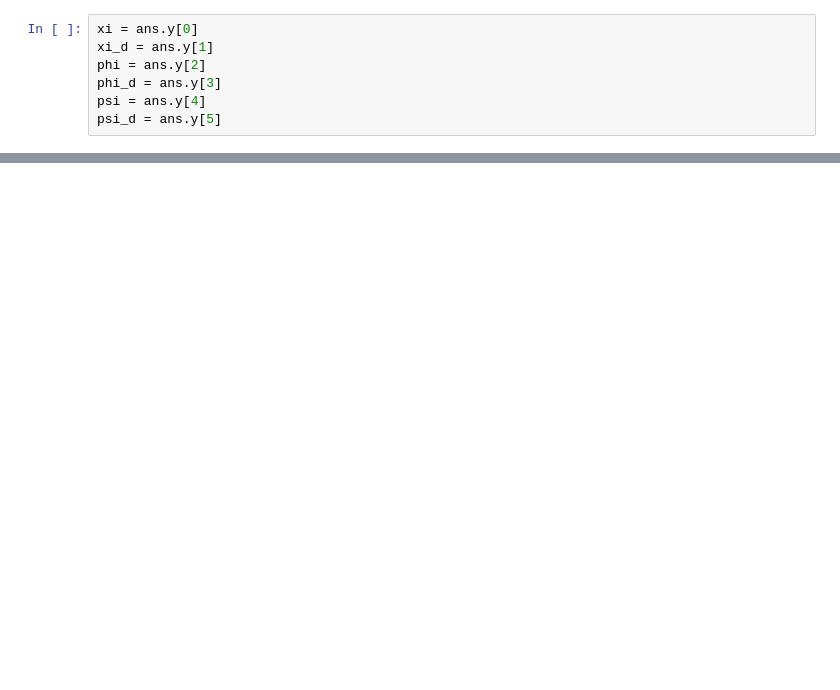
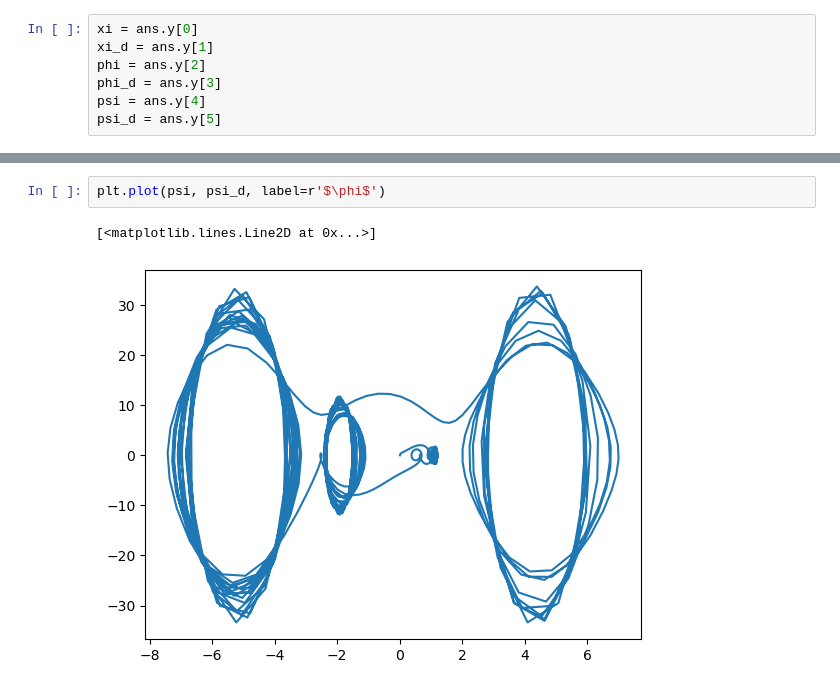
Before and after one commit to JFelipeSP/Proyecto-Herramientas, a Jupyter notebook: Proyecto.ipynb, the cells around one changed output, grey strips where cells are left out. Drawn from its saved outputs; the diff is of its cells as text; blank space fills up the shorter version.

```diff
--- a/Proyecto.ipynb
+++ b/Proyecto.ipynb
@@ -218,0 +232,5 @@ plt.legend()
+# %%
+plt.plot(psi, psi_d, label=r'$\phi$')
+# %% [output]
+[<matplotlib.lines.Line2D at 0x...>]
+[figure, added]
```
Also changed, not shown: parts of 11 cells of this notebook.
